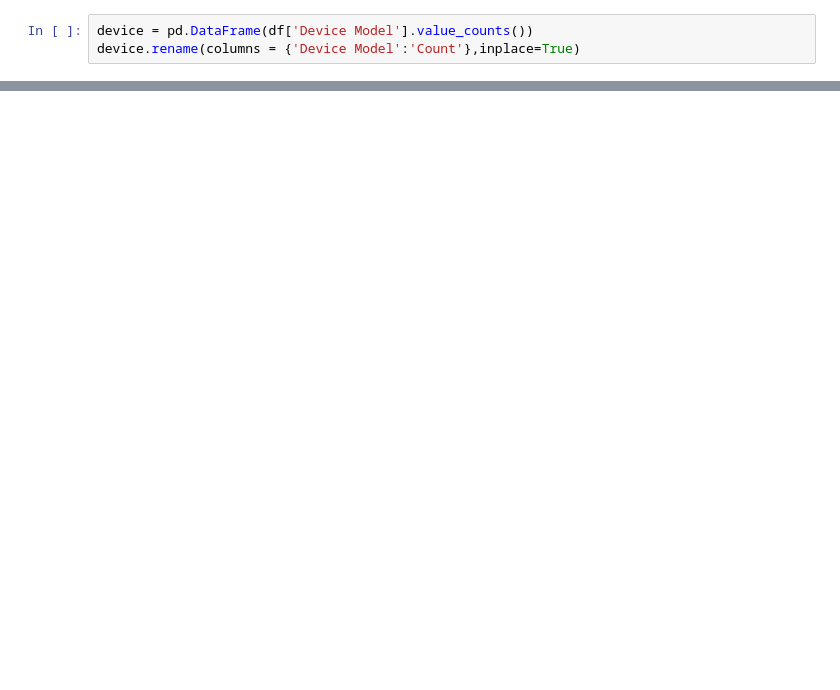
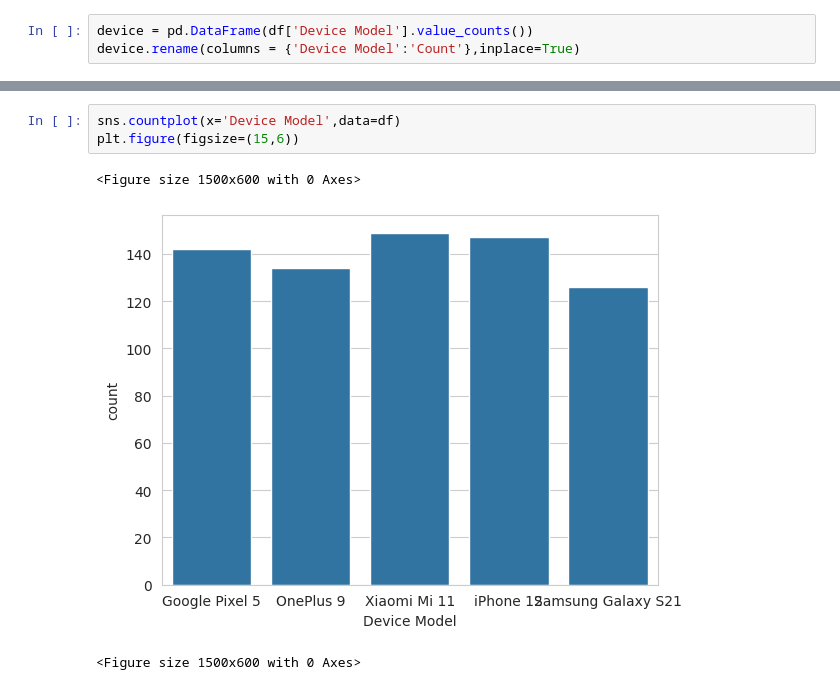
Before and after one commit to git-saksham/bdcoe-ml-task1, a Jupyter notebook: Untitled0.ipynb, the cells around one changed output, grey strips where cells are left out. Drawn from its saved outputs; the diff is of its cells as text; blank space fills up the shorter version.

```diff
--- a/Untitled0.ipynb
+++ b/Untitled0.ipynb
@@ -266,0 +262,7 @@ device.rename(columns = {'Device Model':'Count'},inplace=True)
+# %%
+sns.countplot(x='Device Model',data=df)
+plt.figure(figsize=(15,6))
+# %% [output]
+<Figure size 1500x600 with 0 Axes>
+[figure, added]
+<Figure size 1500x600 with 0 Axes>
```
Also changed, not shown: parts of 3 cells of this notebook.
